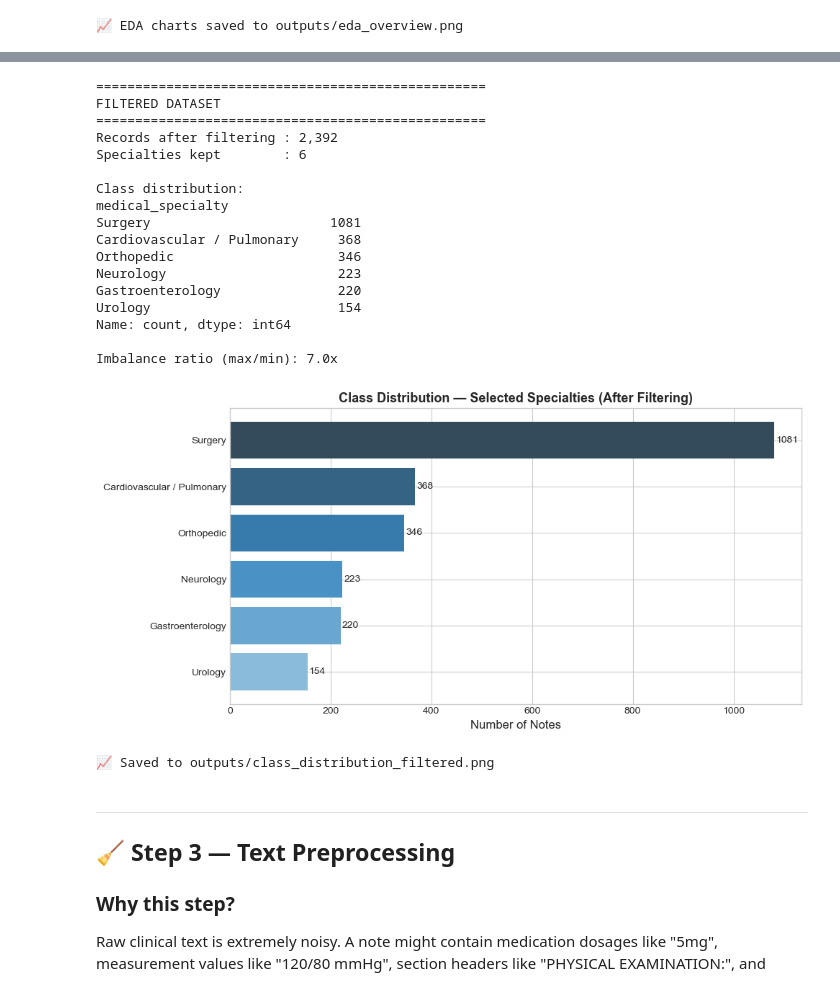
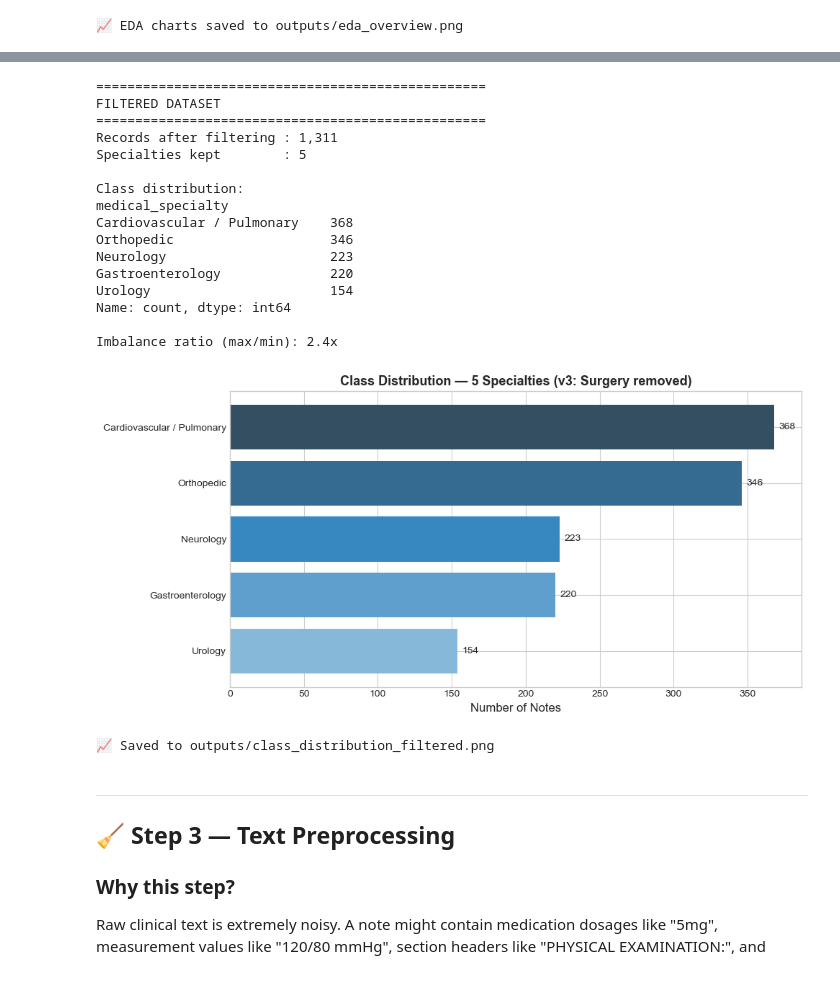
Before and after one commit to stethosyntax/clinical-nlp-specialty-prediction, a Jupyter notebook: notebooks/clinical_nlp_pipeline.ipynb, the cells around one changed output, grey strips where cells are left out. Saved outputs shown, nothing was run; the diff lists cells and outputs as text; code cells hidden in the pictures.

Commit message:
v3: removed Surgery catch-all class, achieved 92.4% accuracy

```diff
--- a/notebooks/clinical_nlp_pipeline.ipynb
+++ b/notebooks/clinical_nlp_pipeline.ipynb
@@ -234,11 +248,15 @@ We keep 6 specialties that are clinically well-separated: **Surgery, Cardiovascu
 # %%
 # [CHANGED v2] Replaced top-10 frequency-based selection with 6 hand-picked
-# clinically distinct specialties. Reason: top-10 included overlapping classes
-# (Surgery/Orthopedic share vocabulary like "incision", "wound") which caused
-# the model to score only 40% accuracy. Choosing well-separated specialties
-# is standard practice before scaling up to more classes.
+# clinically distinct specialties.
+# [CHANGED v3] Removed 'Surgery' — diagnostic analysis showed Surgery is a
+# catch-all specialty whose vocabulary overlaps with all other surgical classes.
+# It dominated 45% of the test set but only scored F1: 0.446, dragging down
+# overall weighted F1 to 0.52. In real-world NLP pipelines, classes with
+# ambiguous boundaries are separated into dedicated sub-classifiers rather
+# than being forced into a general multi-class model.
+# Surgery sub-classification will be handled in Phase 2 (MIMIC-III).
 SELECTED_SPECIALTIES = [
-    'Surgery',
+    # 'Surgery',  # [REMOVED v3] — catch-all class, see diagnostic analysis
     'Cardiovascular / Pulmonary',
     'Orthopedic',
     'Neurology',
@@ -259,44 +277,43 @@ print('FILTERED DATASET')
 print('=' * 50)
 print(f'Records after filtering : {len(df_model):,}')
 print(f'Specialties kept        : {len(SELECTED_SPECIALTIES)}')
 print(f'\nClass distribution:')
 counts = df_model['medical_specialty'].value_counts()
 print(counts)
 print(f'\nImbalance ratio (max/min): {counts.max()/counts.min():.1f}x')
 print()
 
 # Visualize the filtered class distribution
 fig, ax = plt.subplots(figsize=(10, 5))
 bars = ax.barh(counts.index[::-1], counts.values[::-1],
                color=sns.color_palette('Blues_d', len(SELECTED_SPECIALTIES)))
 ax.set_xlabel('Number of Notes', fontsize=12)
-ax.set_title('Class Distribution — Selected Specialties (After Filtering)', fontsize=13, fontweight='bold')
+ax.set_title('Class Distribution — 5 Specialties (v3: Surgery removed)', fontsize=13, fontweight='bold')
 for bar, val in zip(bars, counts.values[::-1]):
     ax.text(bar.get_width() + 3, bar.get_y() + bar.get_height()/2,
             str(val), va='center', fontsize=10)
 plt.tight_layout()
 plt.savefig('../outputs/class_distribution_filtered.png', dpi=150, bbox_inches='tight')
 plt.show()
 print('📈 Saved to outputs/class_distribution_filtered.png')
 # %% [output]
 ==================================================
 FILTERED DATASET
 ==================================================
-Records after filtering : 2,392
-Specialties kept        : 6
+Records after filtering : 1,311
+Specialties kept        : 5
 
 Class distribution:
 medical_specialty
-Surgery                       1081
-Cardiovascular / Pulmonary     368
-Orthopedic                     346
-Neurology                      223
-Gastroenterology               220
-Urology                        154
+Cardiovascular / Pulmonary    368
+Orthopedic                    346
+Neurology                     223
+Gastroenterology              220
+Urology                       154
 Name: count, dtype: int64
 
-Imbalance ratio (max/min): 7.0x
+Imbalance ratio (max/min): 2.4x
-[figure, old version]
+[figure, new version]
 📈 Saved to outputs/class_distribution_filtered.png
 # %% [markdown]
 ---
```
Also changed, not shown: parts of 17 cells of this notebook.
